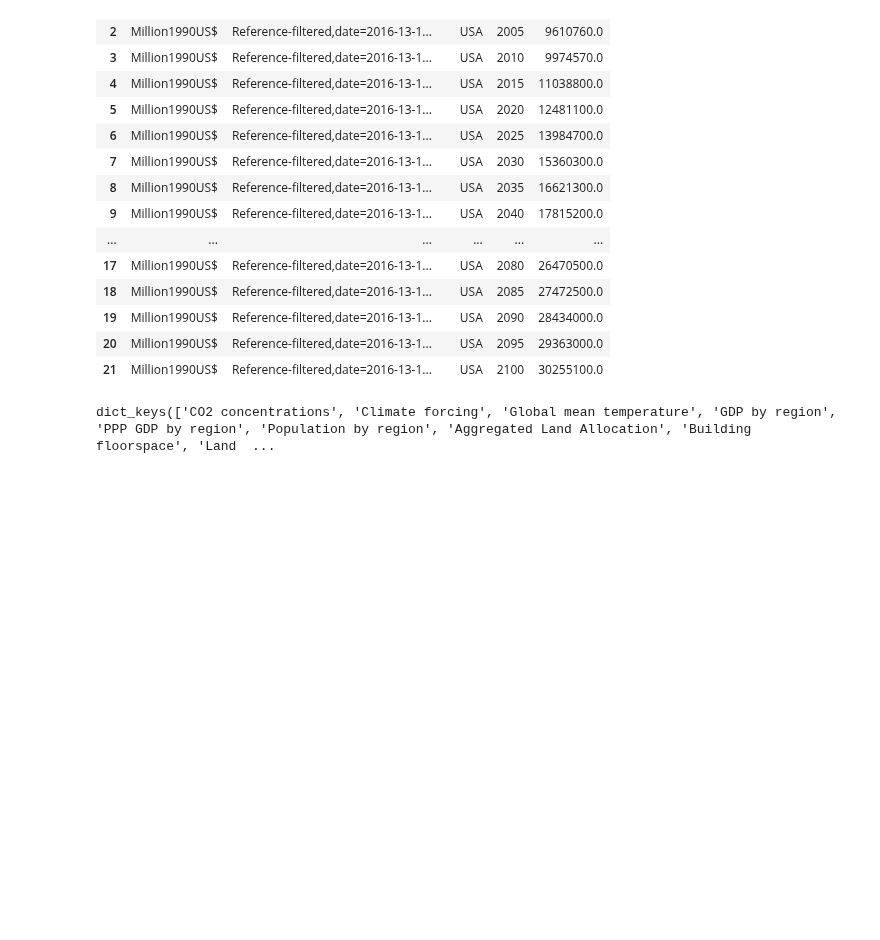
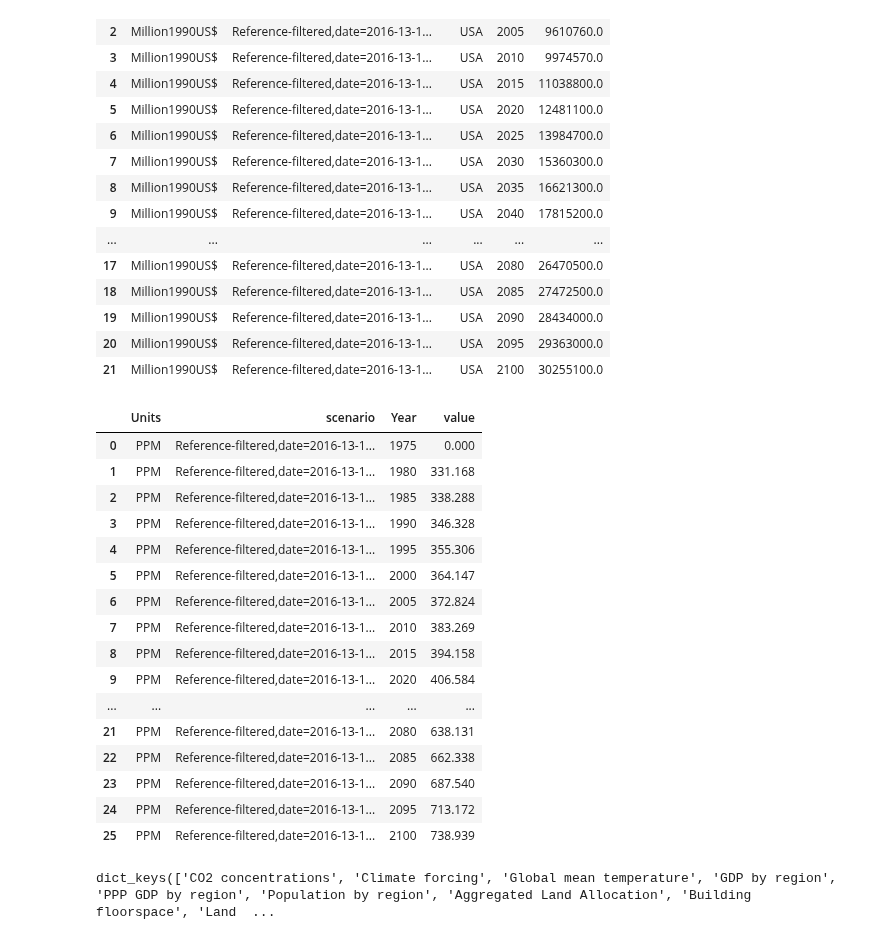
Before and after one commit to JGCRI/gcamreader, a Jupyter notebook: gcam_reader/test_components.ipynb, the cells around one changed output. Drawn from its saved outputs; the diff is of its cells as text; code cells hidden in the pictures; blank space fills up the shorter version.

```diff
--- a/gcam_reader/test_components.ipynb
+++ b/gcam_reader/test_components.ipynb
@@ -63,7 +63,25 @@ lcon.runQuery(gdp_query)
 # %%
 rcom = gcam_reader.RemoteDBConn("sample_basexdb", "test", "test")
 # %%
-#rslt_remote = rcom.runQuery(co2_query)
+rcom.runQuery(co2_query)
+# %% [output]
+|  | Units | scenario | Year | value |
+| 0 | PPM | Reference-filtered,date=2016-13-1... | 1975 | 0.000 |
+| 1 | PPM | Reference-filtered,date=2016-13-1... | 1980 | 331.168 |
+| 2 | PPM | Reference-filtered,date=2016-13-1... | 1985 | 338.288 |
+| 3 | PPM | Reference-filtered,date=2016-13-1... | 1990 | 346.328 |
+| 4 | PPM | Reference-filtered,date=2016-13-1... | 1995 | 355.306 |
+| 5 | PPM | Reference-filtered,date=2016-13-1... | 2000 | 364.147 |
+| 6 | PPM | Reference-filtered,date=2016-13-1... | 2005 | 372.824 |
+| 7 | PPM | Reference-filtered,date=2016-13-1... | 2010 | 383.269 |
+| 8 | PPM | Reference-filtered,date=2016-13-1... | 2015 | 394.158 |
+| 9 | PPM | Reference-filtered,date=2016-13-1... | 2020 | 406.584 |
+| ... | ... | ... | ... | ... |
+| 21 | PPM | Reference-filtered,date=2016-13-1... | 2080 | 638.131 |
+| 22 | PPM | Reference-filtered,date=2016-13-1... | 2085 | 662.338 |
+| 23 | PPM | Reference-filtered,date=2016-13-1... | 2090 | 687.540 |
+| 24 | PPM | Reference-filtered,date=2016-13-1... | 2095 | 713.172 |
+| 25 | PPM | Reference-filtered,date=2016-13-1... | 2100 | 738.939 |
 # %%
 allqueries = gcam_reader.importdata('../testdata/sample_basexdb', queries, scenarios='Reference-filtered')
 # %%
```
Also changed, not shown: 1 other file.
